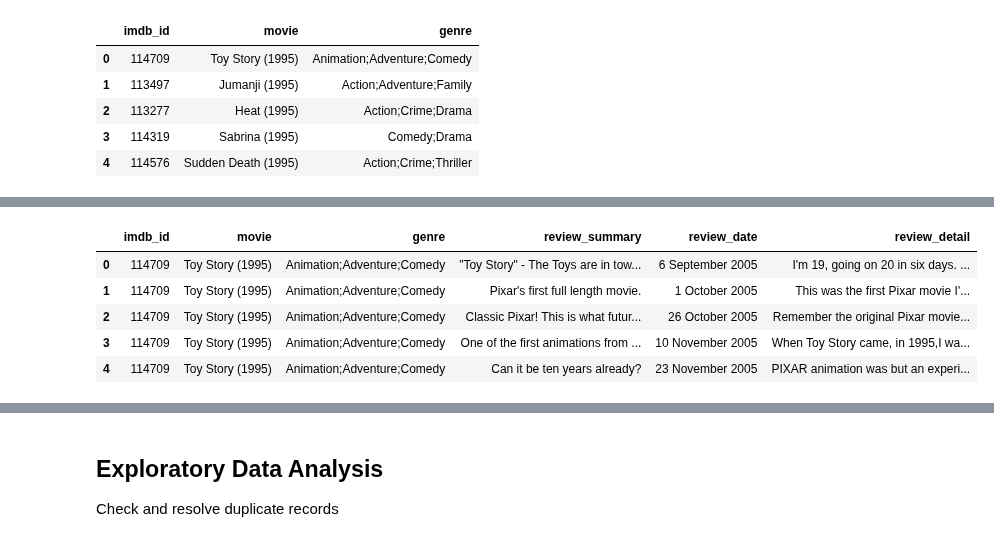
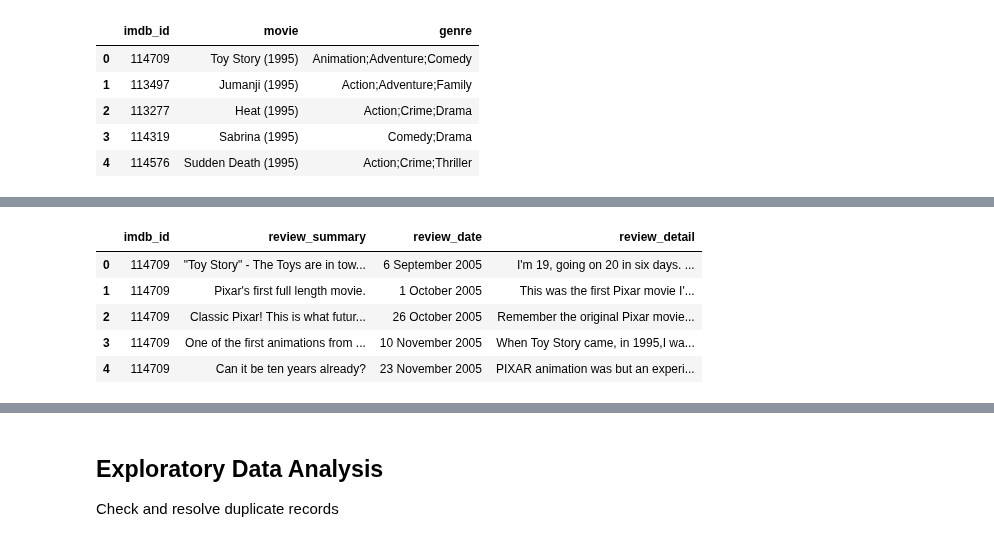
Before and after one commit to abccastro/Movie-Sentiment-Analysis, a Jupyter notebook: Movie Sentiment Analysis.ipynb, the cells around one changed output, grey strips where cells are left out. Drawn from its saved outputs; the diff is of its cells as text; code cells hidden in the pictures.

```diff
--- a/Movie Sentiment Analysis.ipynb
+++ b/Movie Sentiment Analysis.ipynb
@@ -157,13 +169,14 @@ reviews_df.head(5)
 # %%
-# Drop columns that are not relevant
-del_columns = ['review_id', 'reviewer', 'spoiler_tag', 'helpful', 'rating']
+# Drop columns that are not relevant, including the movie and genre. IMDB ID can be used to associate
+# review records with movie metadata
+del_columns = ['movie', 'genre', 'review_id', 'reviewer', 'spoiler_tag', 'helpful', 'rating']
 
 movie_reviews_df = movie_reviews_df.drop(columns=del_columns, axis=1)
 movie_reviews_df.head(5)
 # %% [output]
-|  | imdb_id | movie | genre | review_summary | review_date | review_detail |
-| 0 | 114709 | Toy Story (1995) | Animation;Adventure;Comedy | "Toy Story" - The Toys are in tow... | 6 September 2005 | I'm 19, going on 20 in six days. ... |
-| 1 | 114709 | Toy Story (1995) | Animation;Adventure;Comedy | Pixar's first full length movie. | 1 October 2005 | This was the first Pixar movie I'... |
-| 2 | 114709 | Toy Story (1995) | Animation;Adventure;Comedy | Classic Pixar! This is what futur... | 26 October 2005 | Remember the original Pixar movie... |
-| 3 | 114709 | Toy Story (1995) | Animation;Adventure;Comedy | One of the first animations from ... | 10 November 2005 | When Toy Story came, in 1995,I wa... |
-| 4 | 114709 | Toy Story (1995) | Animation;Adventure;Comedy | Can it be ten years already? | 23 November 2005 | PIXAR animation was but an experi... |
+|  | imdb_id | review_summary | review_date | review_detail |
+| 0 | 114709 | "Toy Story" - The Toys are in tow... | 6 September 2005 | I'm 19, going on 20 in six days. ... |
+| 1 | 114709 | Pixar's first full length movie. | 1 October 2005 | This was the first Pixar movie I'... |
+| 2 | 114709 | Classic Pixar! This is what futur... | 26 October 2005 | Remember the original Pixar movie... |
+| 3 | 114709 | One of the first animations from ... | 10 November 2005 | When Toy Story came, in 1995,I wa... |
+| 4 | 114709 | Can it be ten years already? | 23 November 2005 | PIXAR animation was but an experi... |
```
Also changed, not shown: parts of 29 cells of this notebook, 2 other files.
